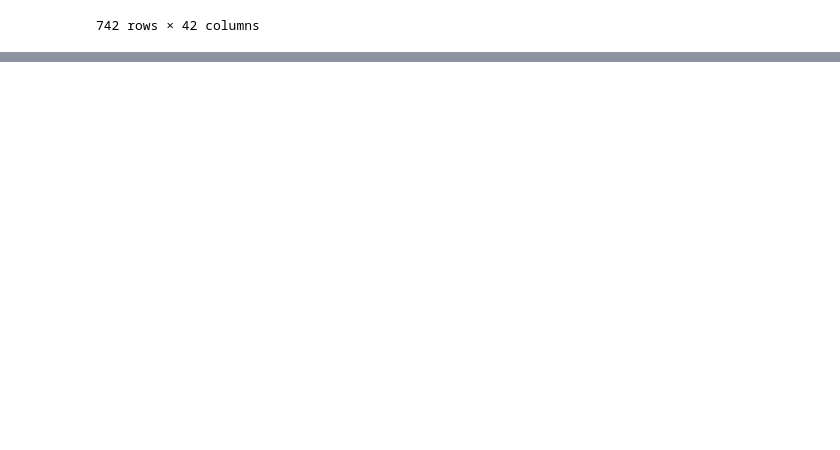
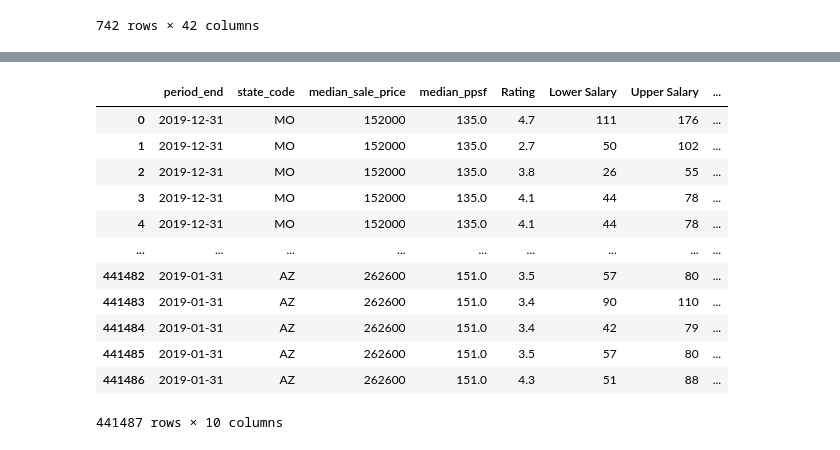
Before and after one commit to dtmurphy6/the_real_estate_agents, a Jupyter notebook: starter_file.ipynb, the cells around one changed output, grey strips where cells are left out. Drawn from its saved outputs; the diff is of its cells as text; code cells hidden in the pictures; blank space fills up the shorter version.

Commit message:
starter code with types and filters

```diff
--- a/starter_file.ipynb
+++ b/starter_file.ipynb
@@ -40,0 +172,6 @@ raw_salary_df
+# %%
+#convery types to strings
+salary_df['Job Location'] = salary_df['Job Location'].astype('string')
+salary_df['job_title_sim'] = salary_df['job_title_sim'].astype('string')
+salary_df['seniority_by_title'] = salary_df['seniority_by_title'].astype('string')
+salary_df.dtypes
@@ -40,0 +210,5 @@ raw_salary_df
+# %%
+#drop senior and junior positions
+salary_df = salary_df[salary_df.seniority_by_title != "sr"]
+salary_df = salary_df[salary_df.seniority_by_title != "jr"]
+salary_df['seniority_by_title'].value_counts()
@@ -40,0 +218,4 @@ raw_salary_df
+# %%
+#re-name columns job location to state_code to match other data frame
+salary_df = salary_df.rename(columns = {'Job Location': 'state_code'})
+salary_df
@@ -40,0 +236,18 @@ raw_salary_df
+# %%
+merged_df = pd.merge(state_df, salary_df, how='inner', on='state_code')
+# %%
+merged_df
+# %% [output]
+|  | period_end | state_code | median_sale_price | median_ppsf | Rating | Lower Salary | Upper Salary | ... |
+| 0 | 2019-12-31 | MO | 152000 | 135.0 | 4.7 | 111 | 176 | ... |
+| 1 | 2019-12-31 | MO | 152000 | 135.0 | 2.7 | 50 | 102 | ... |
+| 2 | 2019-12-31 | MO | 152000 | 135.0 | 3.8 | 26 | 55 | ... |
+| 3 | 2019-12-31 | MO | 152000 | 135.0 | 4.1 | 44 | 78 | ... |
+| 4 | 2019-12-31 | MO | 152000 | 135.0 | 4.1 | 44 | 78 | ... |
+| ... | ... | ... | ... | ... | ... | ... | ... | ... |
+| 441482 | 2019-01-31 | AZ | 262600 | 151.0 | 3.5 | 57 | 80 | ... |
+| 441483 | 2019-01-31 | AZ | 262600 | 151.0 | 3.4 | 90 | 110 | ... |
+| 441484 | 2019-01-31 | AZ | 262600 | 151.0 | 3.4 | 42 | 79 | ... |
+| 441485 | 2019-01-31 | AZ | 262600 | 151.0 | 3.5 | 57 | 80 | ... |
+| 441486 | 2019-01-31 | AZ | 262600 | 151.0 | 4.3 | 51 | 88 | ... |
+441487 rows × 10 columns
```
Also changed, not shown: parts of 19 cells of this notebook.
